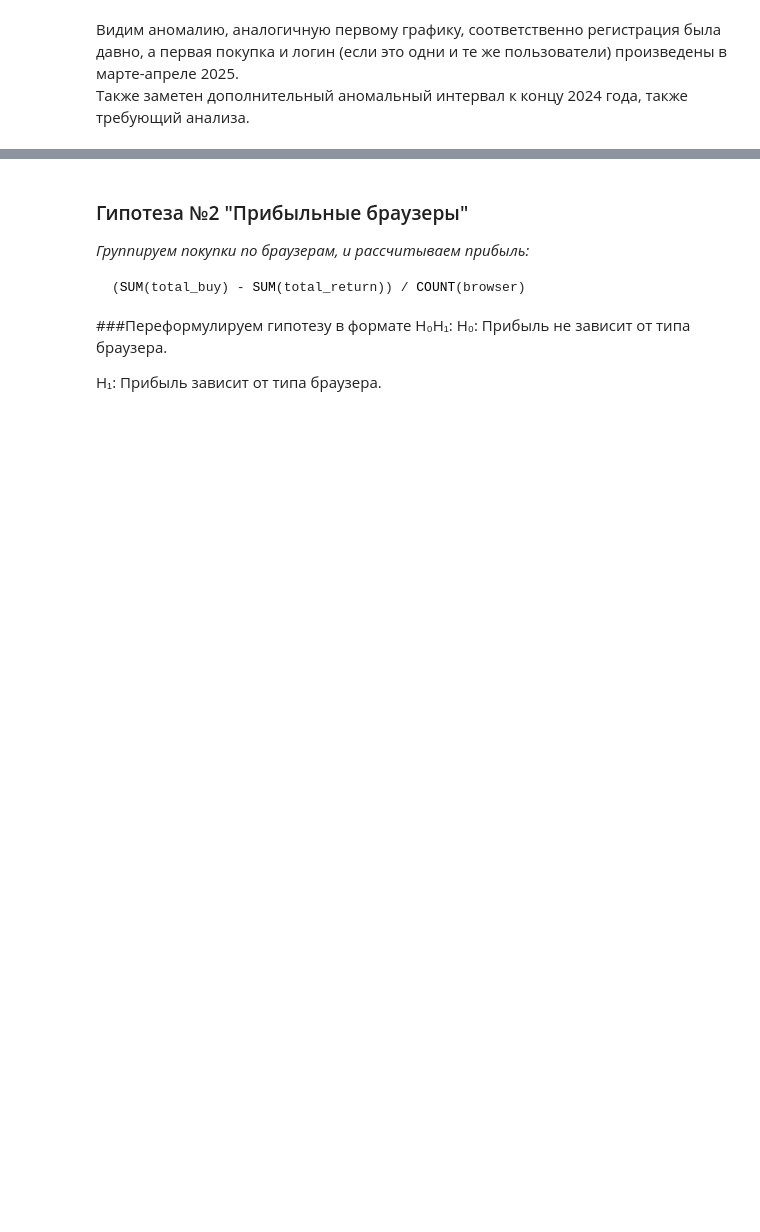
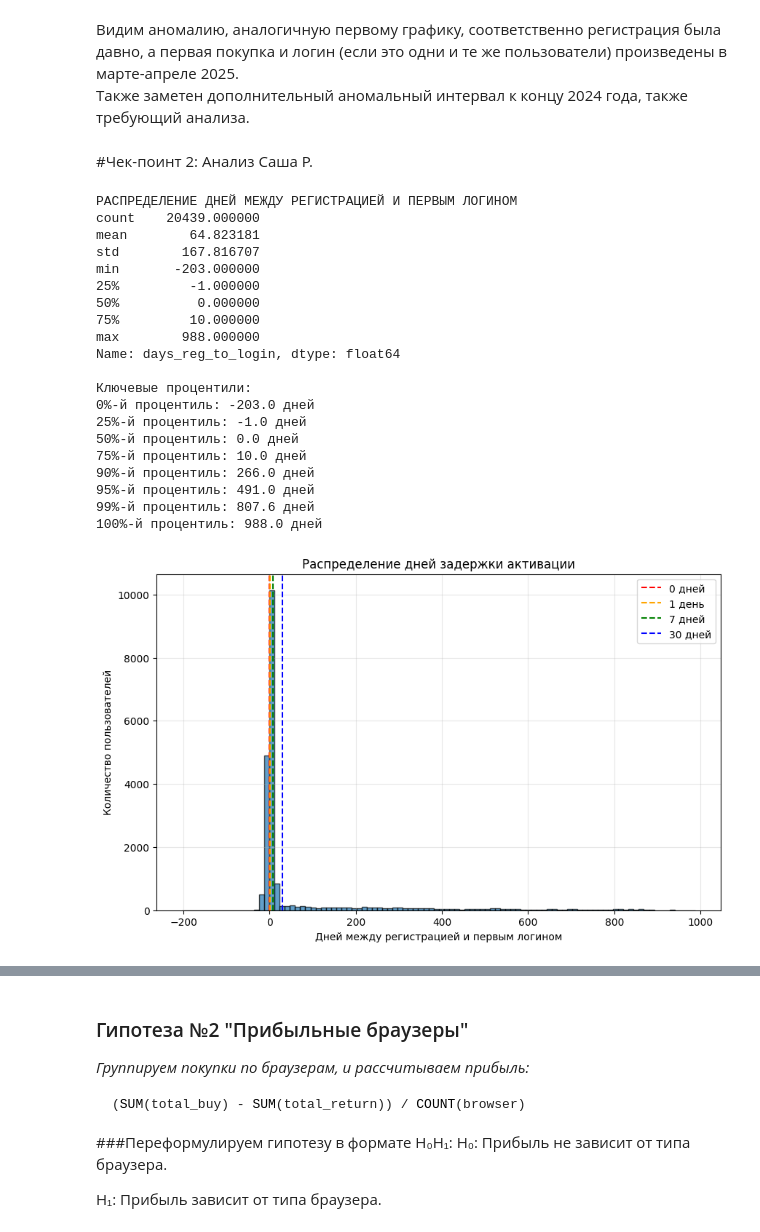
Before and after one commit to Lilya-te/DS-workshop2025, a Jupyter notebook: Checkpoint1_team1.ipynb, the cells around one changed output, grey strips where cells are left out. Saved outputs shown, nothing was run; the diff lists cells and outputs as text; code cells hidden in the pictures; blank space fills up the shorter version.

```diff
--- a/Checkpoint1_team1.ipynb
+++ b/Checkpoint1_team1.ipynb
@@ -251,3 +297,5 @@ plt.show()
 # %% [markdown]
 Видим аномалию, аналогичную первому графику, соответственно регистрация была давно, а первая покупка и логин (если это одни и те же пользователи) произведены в марте-апреле 2025.
 Также заметен дополнительный аномальный интервал к концу 2024 года, также требующий анализа.
+# %% [markdown]
+#Чек-поинт 2: Анализ Саша Р.
@@ -253,0 +324,52 @@ plt.show()
+# %%
+# Создадим некоторые производные метрики для анализа
+df_cleaned_iqr['net_revenue'] = df_cleaned_iqr['total_buy'] - df_cleaned_iqr['total_return']
+df_cleaned_iqr['has_return'] = df_cleaned_iqr['total_return'] > 0
+df_cleaned_iqr['is_buyer'] = df_cleaned_iqr['first_buy'].notna()
+# %%
+# Давайте проанализируем распределение
+print("РАСПРЕДЕЛЕНИЕ ДНЕЙ МЕЖДУ РЕГИСТРАЦИЕЙ И ПЕРВЫМ ЛОГИНОМ")
+print(df_cleaned_iqr['days_reg_to_login'].describe())
+
+# Посмотрим на процентили
+print("\nКлючевые процентили:")
+percentiles = [0, 25, 50, 75, 90, 95, 99, 100]
+for p in percentiles:
+    value = df_cleaned_iqr['days_reg_to_login'].quantile(p/100)
+    print(f"{p}%-й процентиль: {value:.1f} дней")
+
+# Гистограмма
+plt.figure(figsize=(10, 6))
+plt.hist(df_cleaned_iqr['days_reg_to_login'], bins=100, edgecolor='black', alpha=0.7)
+plt.axvline(x=0, color='red', linestyle='--', label='0 дней')
+plt.axvline(x=1, color='orange', linestyle='--', label='1 день')
+plt.axvline(x=7, color='green', linestyle='--', label='7 дней')
+plt.axvline(x=30, color='blue', linestyle='--', label='30 дней')
+plt.xlabel('Дней между регистрацией и первым логином')
+plt.ylabel('Количество пользователей')
+plt.title('Распределение дней задержки активации')
+plt.legend()
+plt.grid(True, alpha=0.3)
+plt.show()
+# %% [output]
+РАСПРЕДЕЛЕНИЕ ДНЕЙ МЕЖДУ РЕГИСТРАЦИЕЙ И ПЕРВЫМ ЛОГИНОМ
+count    20439.000000
+mean        64.823181
+std        167.816707
+min       -203.000000
+25%         -1.000000
+50%          0.000000
+75%         10.000000
+max        988.000000
+Name: days_reg_to_login, dtype: float64
+
+Ключевые процентили:
+0%-й процентиль: -203.0 дней
+25%-й процентиль: -1.0 дней
+50%-й процентиль: 0.0 дней
+75%-й процентиль: 10.0 дней
+90%-й процентиль: 266.0 дней
+95%-й процентиль: 491.0 дней
+99%-й процентиль: 807.6 дней
+100%-й процентиль: 988.0 дней
+[figure, added]
```
Also changed, not shown: parts of 25 cells of this notebook.
